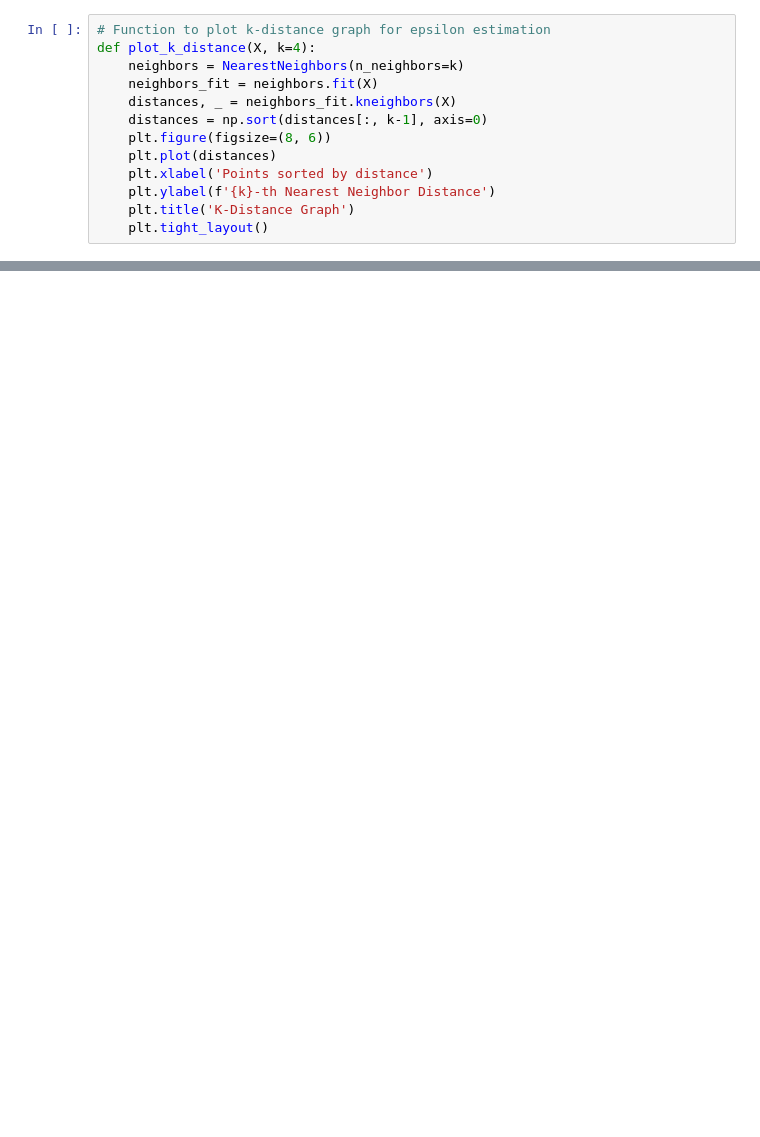
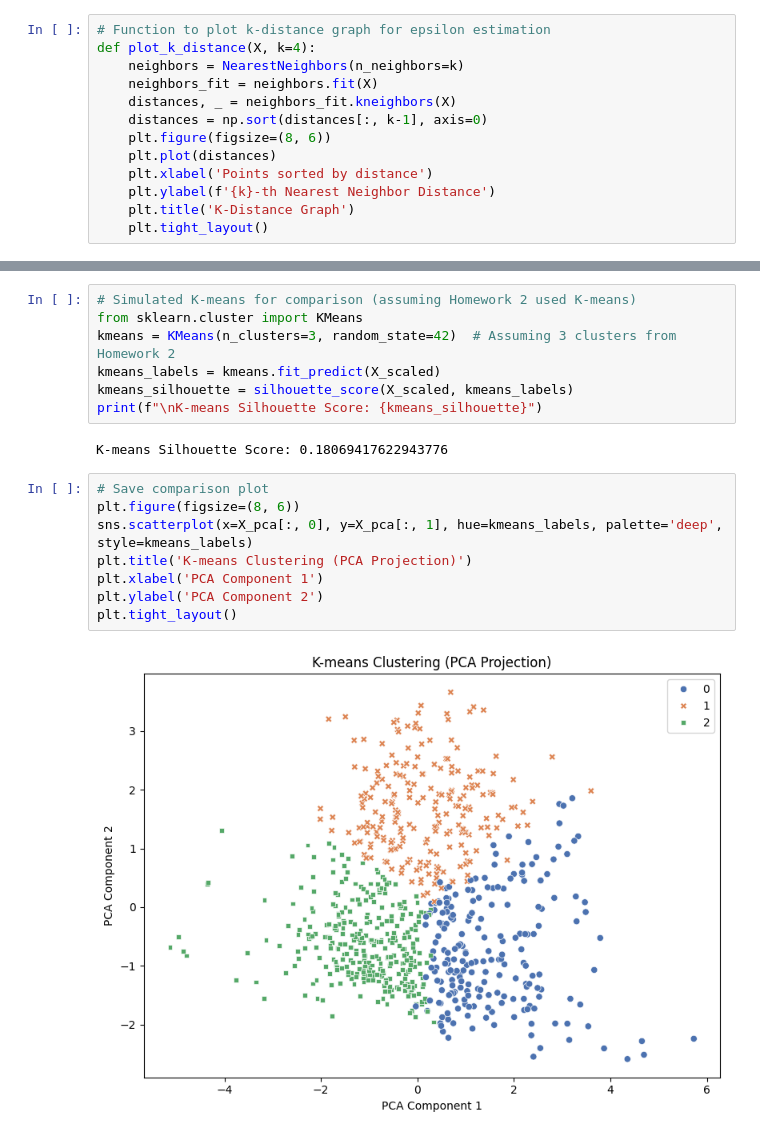
Before and after one commit to MahyadSaedpanah/ML---Pima-Indian-Diabetes, a Jupyter notebook: DBScan.ipynb, the cells around one changed output, grey strips where cells are left out. Drawn from its saved outputs; the diff is of its cells as text; blank space fills up the shorter version.

```diff
--- a/DBScan.ipynb
+++ b/DBScan.ipynb
@@ -34,0 +132,19 @@ plot_k_distance(X, k=4)
+# %%
+# Simulated K-means for comparison (assuming Homework 2 used K-means)
+from sklearn.cluster import KMeans
+kmeans = KMeans(n_clusters=3, random_state=42)  # Assuming 3 clusters from Homework 2
+kmeans_labels = kmeans.fit_predict(X_scaled)
+kmeans_silhouette = silhouette_score(X_scaled, kmeans_labels)
+print(f"\nK-means Silhouette Score: {kmeans_silhouette}")
+# %% [output]
+K-means Silhouette Score: 0.18069417622943776
+# %%
+# Save comparison plot
+plt.figure(figsize=(8, 6))
+sns.scatterplot(x=X_pca[:, 0], y=X_pca[:, 1], hue=kmeans_labels, palette='deep', style=kmeans_labels)
+plt.title('K-means Clustering (PCA Projection)')
+plt.xlabel('PCA Component 1')
+plt.ylabel('PCA Component 2')
+plt.tight_layout()
+# %% [output]
+[figure, added]
```
Also changed, not shown: parts of 6 cells of this notebook, 1 other file.
